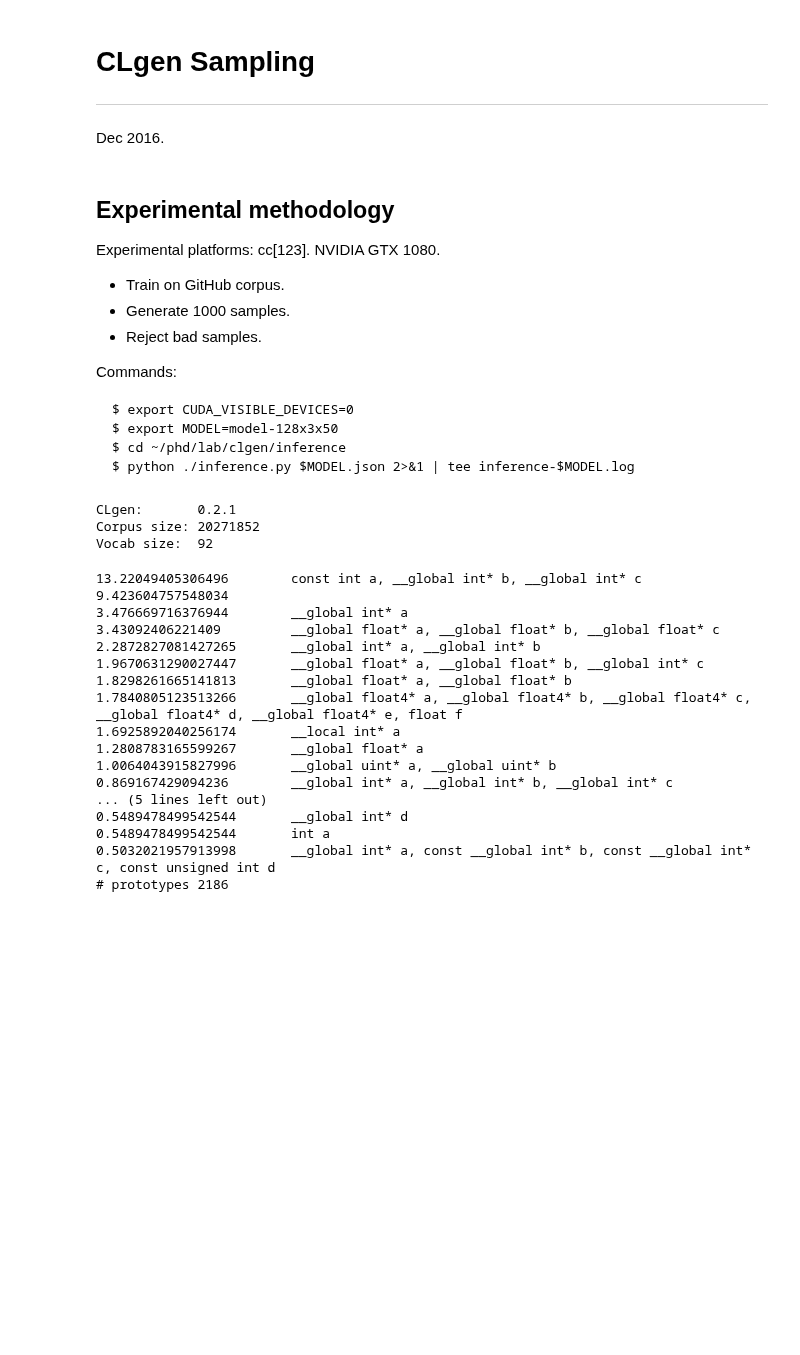
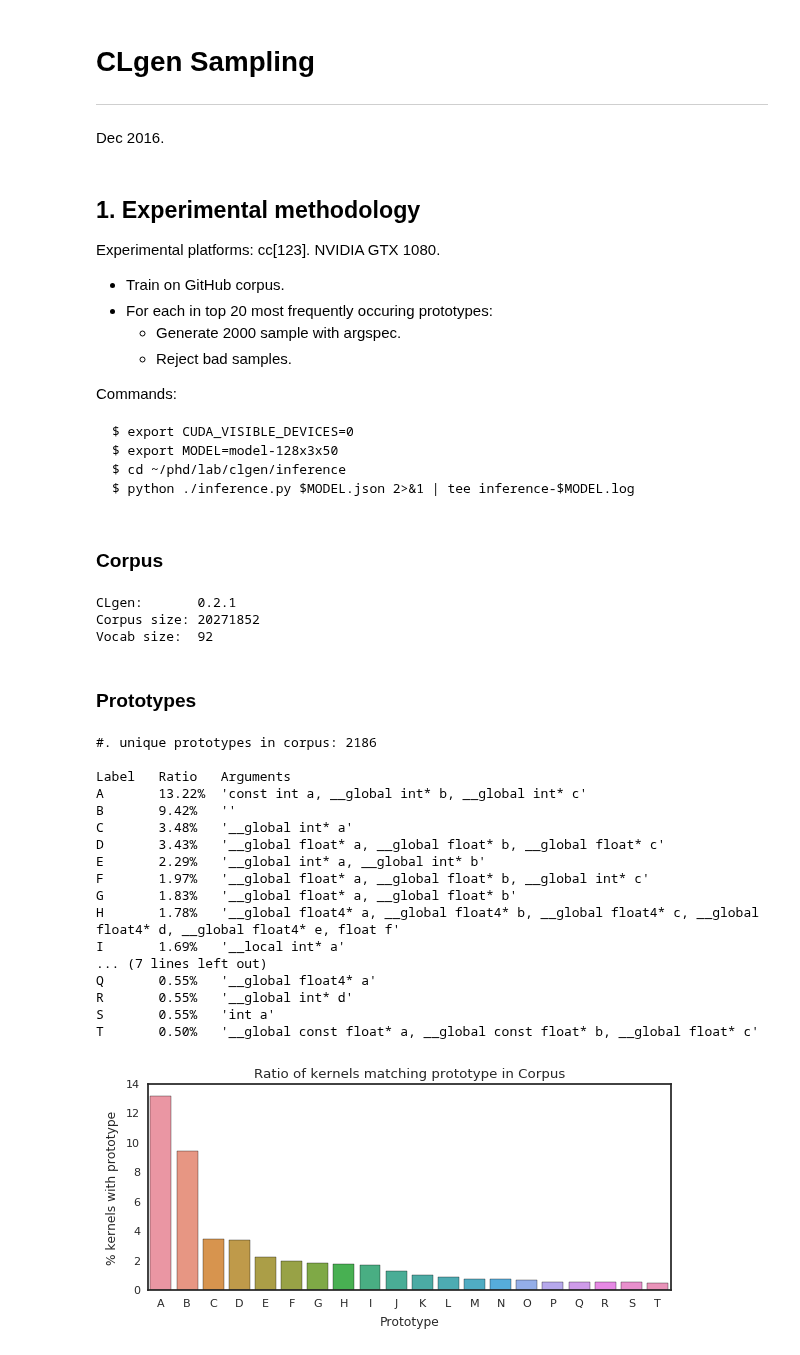
Before and after one commit to ChrisCummins/phd, a Jupyter notebook: lab/clgen/Inference.ipynb, the cells around one changed output. Cells and saved outputs as stored; diff of their text form; code cells hidden in the pictures; blank space fills up the shorter version.

````diff
--- a/lab/clgen/Inference.ipynb
+++ b/lab/clgen/Inference.ipynb
@@ -16,11 +24,12 @@ from clgen import corpus
 # %% [markdown]
-## Experimental methodology
+## 1. Experimental methodology
 
 Experimental platforms: cc[123]. NVIDIA GTX 1080.
 
 * Train on GitHub corpus.
-* Generate 1000 samples.
-* Reject bad samples.
+* For each in top 20 most frequently occuring prototypes:
+  * Generate 2000 sample with argspec.
+  * Reject bad samples.
 
 Commands:
 
@@ -30,6 +39,8 @@ $ export MODEL=model-128x3x50
 $ cd ~/phd/lab/clgen/inference
 $ python ./inference.py $MODEL.json 2>&1 | tee inference-$MODEL.log
 ```
+# %% [markdown]
+### Corpus
 # %%
 c = corpus.Corpus.from_json({"path": "~/data/github"})
 print("CLgen:      ", clgen.version())
@@ -39,29 +50,49 @@ print("Vocab size: ", c.vocab_size)
 CLgen:       0.2.1
 Corpus size: 20271852
 Vocab size:  92
-# %%
-p, num_prototypes = corpus.most_common_prototypes(c, 20)
-for row in p:
-    ratio, prototype = row
-    print(ratio * 100, '\t', prototype)
-
-print("# prototypes", num_prototypes)
-# %% [output]
-13.22049405306496        const int a, __global int* b, __global int* c
-9.423604757548034
-3.476669716376944        __global int* a
-3.43092406221409         __global float* a, __global float* b, __global float* c
-2.2872827081427265       __global int* a, __global int* b
-1.9670631290027447       __global float* a, __global float* b, __global int* c
-1.8298261665141813       __global float* a, __global float* b
-1.7840805123513266       __global float4* a, __global float4* b, __global float4* c, __global float4* d, __global float4* e, float f
-1.6925892040256174       __local int* a
-1.2808783165599267       __global float* a
-1.0064043915827996       __global uint* a, __global uint* b
-0.869167429094236        __global int* a, __global int* b, __global int* c
-... (5 lines left out)
-0.5489478499542544       __global int* d
-0.5489478499542544       int a
-0.5032021957913998       __global int* a, const __global int* b, const __global int* c, const unsigned int d
-# prototypes 2186
+# %% [markdown]
+### Prototypes
+# %%
+def proto_label(key, value):
+    # return ', '.join(re.sub('_', '', x) for x in value['argspec'])
+    return chr(ord('A') - 1 + int(key[0]))
+
+p, num_prototypes = corpus.most_common_prototypes(c, 20)
+prototypes = [x[1] for x in p]
+print("#. unique prototypes in corpus:", num_prototypes)
+print()
+print("Label\tRatio\tArguments")
+d = []
+for i, row in enumerate(p):
+    ratio, prototype = row
+    label = proto_label((i + 1,), {})
+    d.append({"prototype": label, "ratio": ratio * 100})
+    print("{label}\t{ratio:.2f}%\t'{prototype}'"
+          .format(label=label, ratio=ratio * 100, prototype=prototype))
+
+sns.barplot(x="prototype", y="ratio", data=pd.DataFrame(d))
+plt.title("Ratio of kernels matching prototype in Corpus")
+plt.xlabel("Prototype")
+plt.ylabel("% kernels with prototype")
+
+viz.finalise(figsize=(6, 3))
+# %% [output]
+#. unique prototypes in corpus: 2186
+
+Label   Ratio   Arguments
+A       13.22%  'const int a, __global int* b, __global int* c'
+B       9.42%   ''
+C       3.48%   '__global int* a'
+D       3.43%   '__global float* a, __global float* b, __global float* c'
+E       2.29%   '__global int* a, __global int* b'
+F       1.97%   '__global float* a, __global float* b, __global int* c'
+G       1.83%   '__global float* a, __global float* b'
+H       1.78%   '__global float4* a, __global float4* b, __global float4* c, __global float4* d, __global float4* e, float f'
+I       1.69%   '__local int* a'
+... (7 lines left out)
+Q       0.55%   '__global float4* a'
+R       0.55%   '__global int* d'
+S       0.55%   'int a'
+T       0.50%   '__global const float* a, __global const float* b, __global float* c'
+[figure, added]
 # %% [markdown]
````
Also changed, not shown: parts of 9 cells of this notebook, 17 other files.
